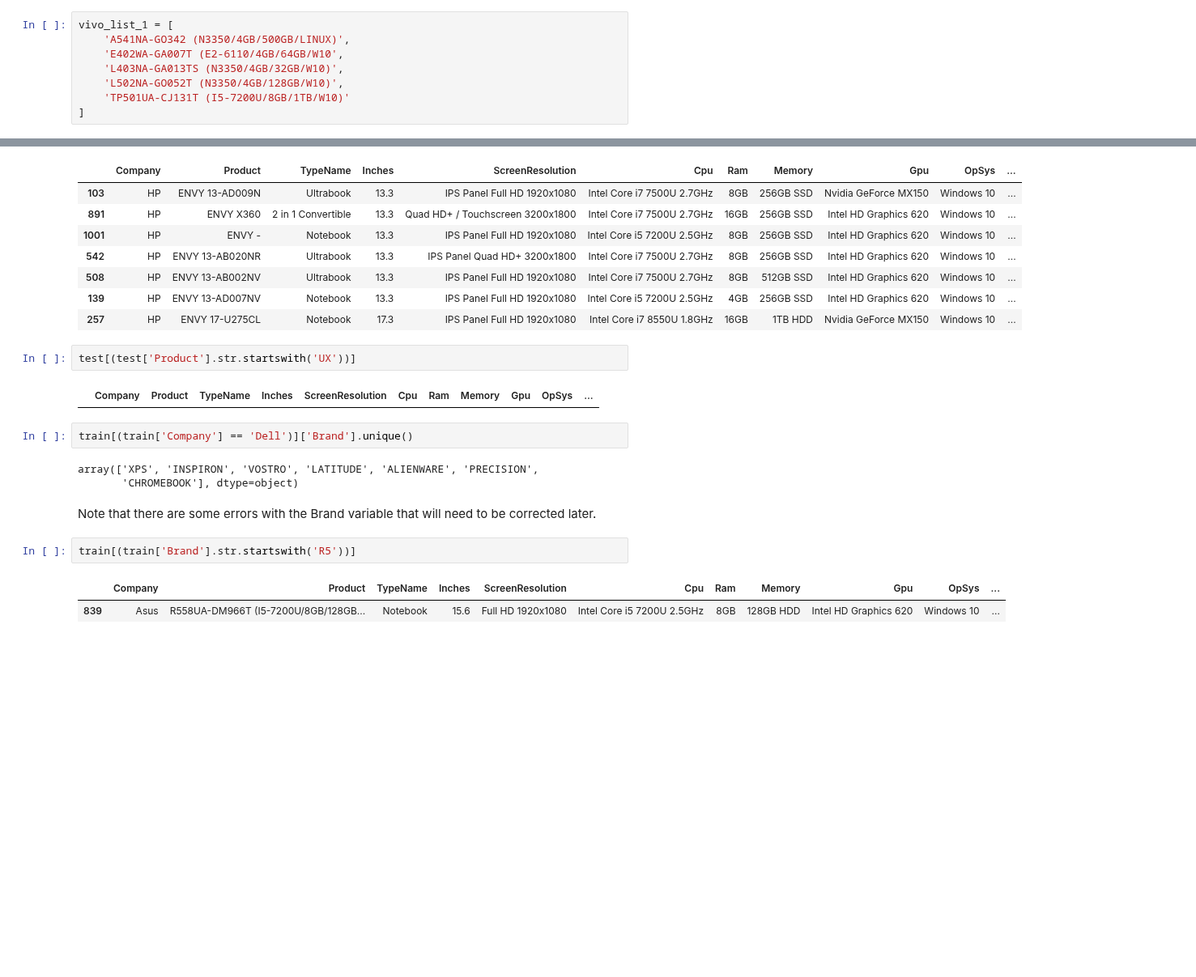
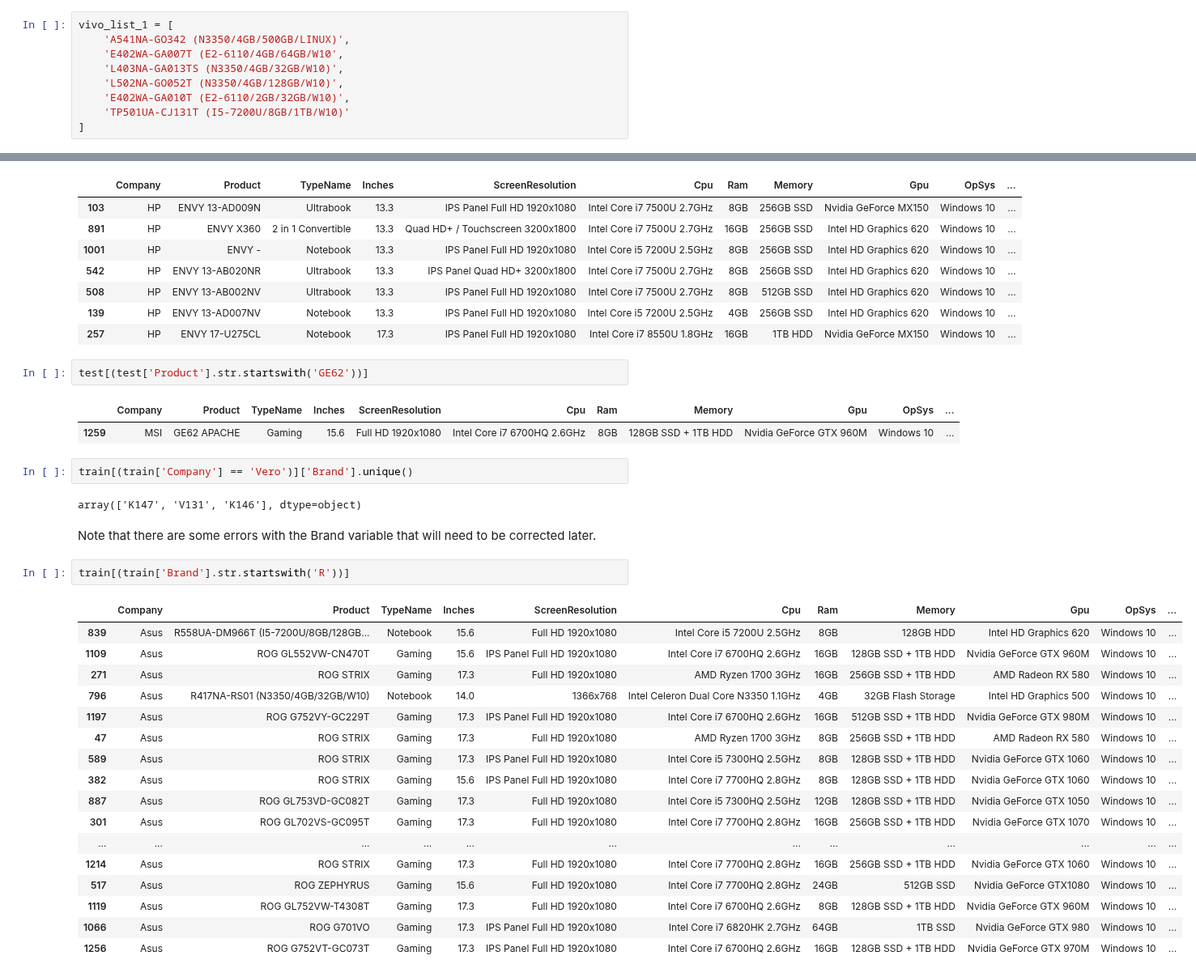
Before and after one commit to ryan-ferns/project_laptop_prices, a Jupyter notebook: laptop-prices-project.ipynb, the cells around one changed output, grey strips where cells are left out. Shown at 81% size. Saved outputs shown, nothing was run; the diff lists cells and outputs as text; blank space fills up the shorter version.

```diff
--- a/laptop-prices-project.ipynb
+++ b/laptop-prices-project.ipynb
@@ -2353,6 +2357,7 @@ vivo_list_1 = [
     'E402WA-GA007T (E2-6110/4GB/64GB/W10',
     'L403NA-GA013TS (N3350/4GB/32GB/W10)',
     'L502NA-GO052T (N3350/4GB/128GB/W10)',
+    'E402WA-GA010T (E2-6110/2GB/32GB/W10)',
     'TP501UA-CJ131T (I5-7200U/8GB/1TB/W10)'
 ]
 # %%
@@ -2780,20 +2789,35 @@ train[(train['Brand'] == 'Envy') | (train['Brand'] == 'ENVY')]
 | 139 | HP | ENVY 13-AD007NV | Notebook | 13.3 | IPS Panel Full HD 1920x1080 | Intel Core i5 7200U 2.5GHz | 4GB | 256GB SSD | Intel HD Graphics 620 | Windows 10 | ... |
 | 257 | HP | ENVY 17-U275CL | Notebook | 17.3 | IPS Panel Full HD 1920x1080 | Intel Core i7 8550U 1.8GHz | 16GB | 1TB HDD | Nvidia GeForce MX150 | Windows 10 | ... |
 # %%
-test[(test['Product'].str.startswith('UX'))]
+test[(test['Product'].str.startswith('GE62'))]
 # %% [output]
 |  | Company | Product | TypeName | Inches | ScreenResolution | Cpu | Ram | Memory | Gpu | OpSys | ... |
+| 1259 | MSI | GE62 APACHE | Gaming | 15.6 | Full HD 1920x1080 | Intel Core i7 6700HQ 2.6GHz | 8GB | 128GB SSD + 1TB HDD | Nvidia GeForce GTX 960M | Windows 10 | ... |
 # %%
-train[(train['Company'] == 'Dell')]['Brand'].unique()
+train[(train['Company'] == 'Vero')]['Brand'].unique()
 # %% [output]
-array(['XPS', 'INSPIRON', 'VOSTRO', 'LATITUDE', 'ALIENWARE', 'PRECISION',
-       'CHROMEBOOK'], dtype=object)
+array(['K147', 'V131', 'K146'], dtype=object)
 # %% [markdown]
 Note that there are some errors with the Brand variable that will
 need to be corrected later.
 # %%
-train[(train['Brand'].str.startswith('R5'))]
+train[(train['Brand'].str.startswith('R'))]
 # %% [output]
 |  | Company | Product | TypeName | Inches | ScreenResolution | Cpu | Ram | Memory | Gpu | OpSys | ... |
 | 839 | Asus | R558UA-DM966T (I5-7200U/8GB/128GB... | Notebook | 15.6 | Full HD 1920x1080 | Intel Core i5 7200U 2.5GHz | 8GB | 128GB HDD | Intel HD Graphics 620 | Windows 10 | ... |
+| 1109 | Asus | ROG GL552VW-CN470T | Gaming | 15.6 | IPS Panel Full HD 1920x1080 | Intel Core i7 6700HQ 2.6GHz | 16GB | 128GB SSD + 1TB HDD | Nvidia GeForce GTX 960M | Windows 10 | ... |
+| 271 | Asus | ROG STRIX | Gaming | 17.3 | Full HD 1920x1080 | AMD Ryzen 1700 3GHz | 16GB | 256GB SSD + 1TB HDD | AMD Radeon RX 580 | Windows 10 | ... |
+| 796 | Asus | R417NA-RS01 (N3350/4GB/32GB/W10) | Notebook | 14.0 | 1366x768 | Intel Celeron Dual Core N3350 1.1GHz | 4GB | 32GB Flash Storage | Intel HD Graphics 500 | Windows 10 | ... |
+| 1197 | Asus | ROG G752VY-GC229T | Gaming | 17.3 | IPS Panel Full HD 1920x1080 | Intel Core i7 6700HQ 2.6GHz | 16GB | 512GB SSD + 1TB HDD | Nvidia GeForce GTX 980M | Windows 10 | ... |
+| 47 | Asus | ROG STRIX | Gaming | 17.3 | Full HD 1920x1080 | AMD Ryzen 1700 3GHz | 8GB | 256GB SSD + 1TB HDD | AMD Radeon RX 580 | Windows 10 | ... |
+| 589 | Asus | ROG STRIX | Gaming | 17.3 | IPS Panel Full HD 1920x1080 | Intel Core i5 7300HQ 2.5GHz | 8GB | 128GB SSD + 1TB HDD | Nvidia GeForce GTX 1060 | Windows 10 | ... |
+| 382 | Asus | ROG STRIX | Gaming | 15.6 | IPS Panel Full HD 1920x1080 | Intel Core i7 7700HQ 2.8GHz | 8GB | 128GB SSD + 1TB HDD | Nvidia GeForce GTX 1060 | Windows 10 | ... |
+| 887 | Asus | ROG GL753VD-GC082T | Gaming | 17.3 | Full HD 1920x1080 | Intel Core i5 7300HQ 2.5GHz | 12GB | 128GB SSD + 1TB HDD | Nvidia GeForce GTX 1050 | Windows 10 | ... |
+| 301 | Asus | ROG GL702VS-GC095T | Gaming | 17.3 | Full HD 1920x1080 | Intel Core i7 7700HQ 2.8GHz | 16GB | 256GB SSD + 1TB HDD | Nvidia GeForce GTX 1070 | Windows 10 | ... |
+| ... | ... | ... | ... | ... | ... | ... | ... | ... | ... | ... | ... |
+| 1214 | Asus | ROG STRIX | Gaming | 17.3 | Full HD 1920x1080 | Intel Core i7 7700HQ 2.8GHz | 16GB | 256GB SSD + 1TB HDD | Nvidia GeForce GTX 1060 | Windows 10 | ... |
+| 517 | Asus | ROG ZEPHYRUS | Gaming | 15.6 | Full HD 1920x1080 | Intel Core i7 7700HQ 2.8GHz | 24GB | 512GB SSD | Nvidia GeForce GTX1080 | Windows 10 | ... |
+| 1119 | Asus | ROG GL752VW-T4308T | Gaming | 17.3 | Full HD 1920x1080 | Intel Core i7 6700HQ 2.6GHz | 8GB | 128GB SSD + 1TB HDD | Nvidia GeForce GTX 960M | Windows 10 | ... |
+| 1066 | Asus | ROG G701VO | Gaming | 17.3 | IPS Panel Full HD 1920x1080 | Intel Core i7 6820HK 2.7GHz | 64GB | 1TB SSD | Nvidia GeForce GTX 980 | Windows 10 | ... |
+| 1256 | Asus | ROG G752VT-GC073T | Gaming | 17.3 | IPS Panel Full HD 1920x1080 | Intel Core i7 6700HQ 2.6GHz | 16GB | 128GB SSD + 1TB HDD | Nvidia GeForce GTX 970M | Windows 10 | ... |
 # %%
```
Also changed, not shown: parts of 13 cells of this notebook.
